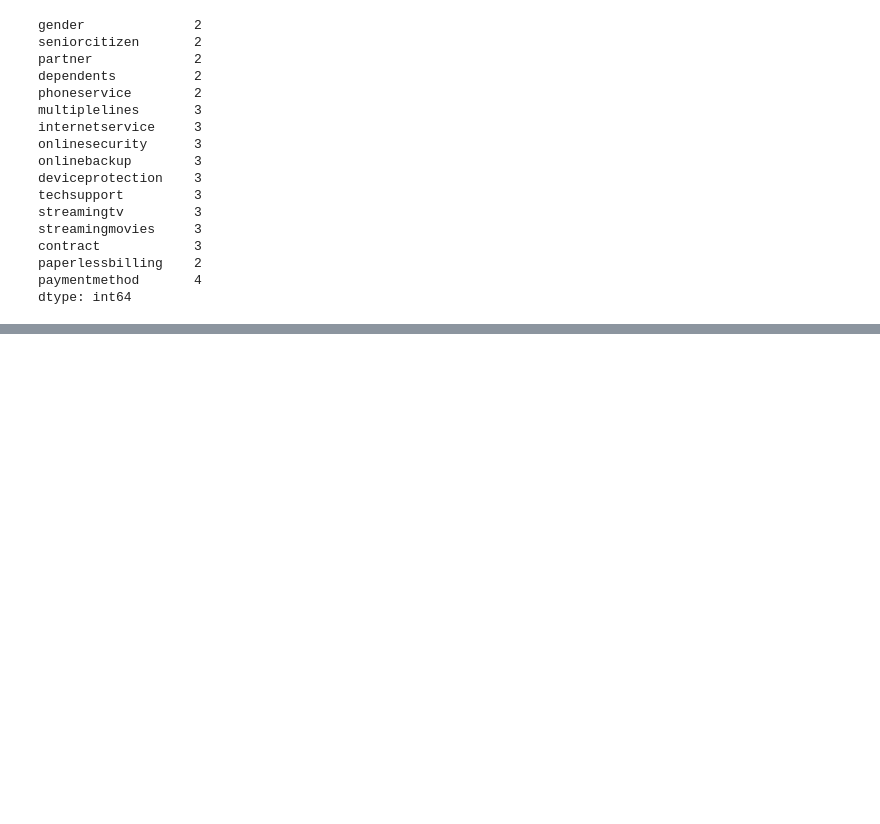
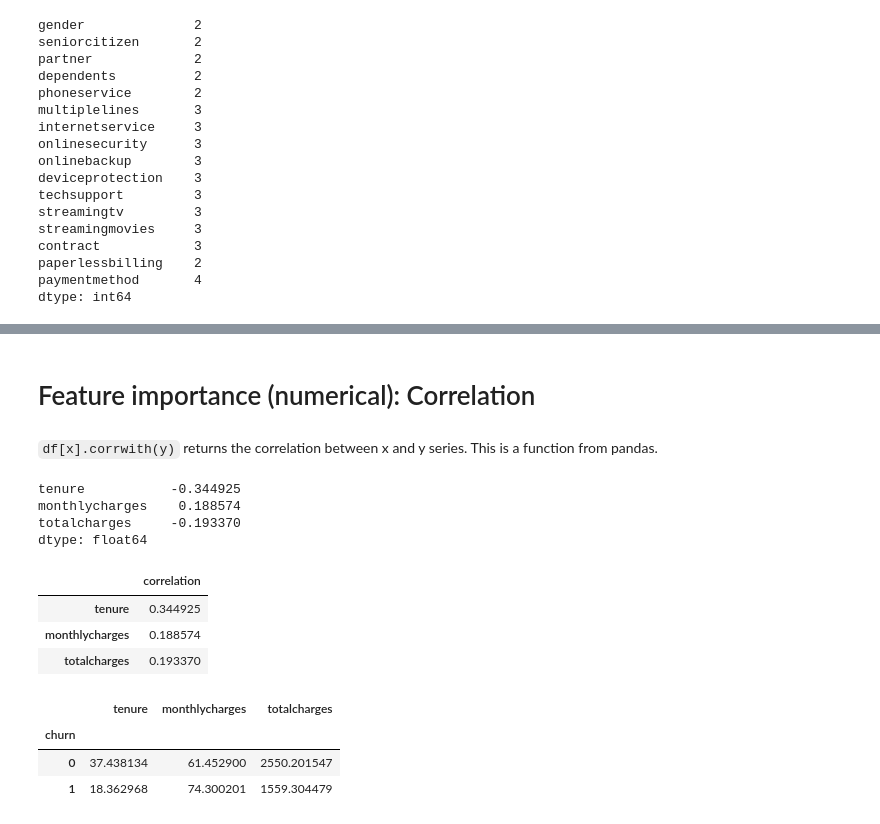
Before and after one commit to a-kravets/Data-Analytics-Projects, a Jupyter notebook: Churn Prediction/churn-prediction.ipynb, the cells around one changed output, grey strips where cells are left out. Saved outputs shown, nothing was run; the diff lists cells and outputs as text; code cells hidden in the pictures; blank space fills up the shorter version.

Commit message:
adding feature importance by correlation

```diff
--- a/Churn Prediction/churn-prediction.ipynb
+++ b/Churn Prediction/churn-prediction.ipynb
@@ -534,0 +535,29 @@ dtype: float64
+# %% [markdown]
+# Feature importance (numerical): Correlation
+# %% [markdown]
+`df[x].corrwith(y)` returns the correlation between x and y series. This is a function from pandas.
+# %%
+# we see that there is negative corr between churn and tenure & totalcharges, but positive one with monthlycharges
+
+df_full_train[numerical].corrwith(df_full_train.churn)
+# %% [output]
+tenure           -0.344925
+monthlycharges    0.188574
+totalcharges     -0.193370
+dtype: float64
+# %%
+# presenting corr in a table with absolute numbers
+
+df_full_train[numerical].corrwith(df_full_train.churn).to_frame('correlation').abs()
+# %% [output]
+|  | correlation |
+| tenure | 0.344925 |
+| monthlycharges | 0.188574 |
+| totalcharges | 0.193370 |
+# %%
+df_full_train.groupby(by='churn')[numerical].mean()
+# %% [output]
+|  | tenure | monthlycharges | totalcharges |
+| churn |  |  |  |
+| 0 | 37.438134 | 61.452900 | 2550.201547 |
+| 1 | 18.362968 | 74.300201 | 1559.304479 |
```
Also changed, not shown: parts of 32 cells of this notebook.
